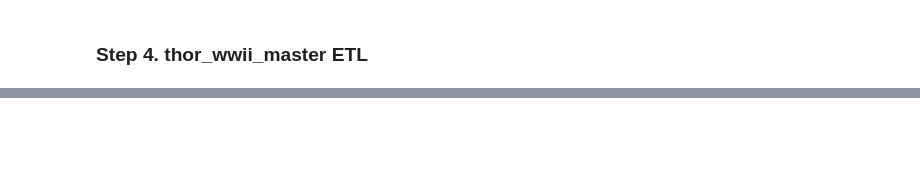
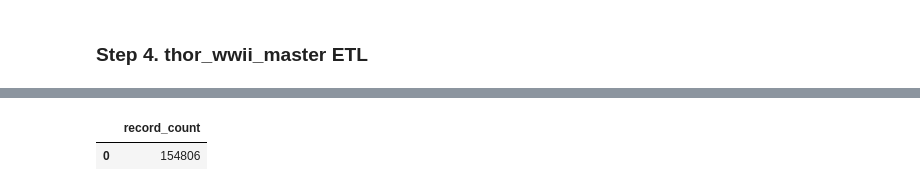
Before and after one commit to MrBadinger/ETL_Challenge, a Jupyter notebook: thor_etl.ipynb, the cells around one changed output, grey strips where cells are left out. Cells and saved outputs as stored; diff of their text form; code cells hidden in the pictures; blank space fills up the shorter version.

```diff
--- a/thor_etl.ipynb
+++ b/thor_etl.ipynb
@@ -179,0 +312,6 @@ thor_df.head()
+# %%
+# test that the data was loaded into the database
+pd.read_sql_query('select count(*) as record_count from thor_wwii_master', con=engine).head()
+# %% [output]
+|  | record_count |
+| 0 | 154806 |
```
Also changed, not shown: parts of 8 cells of this notebook, 1 other file.
